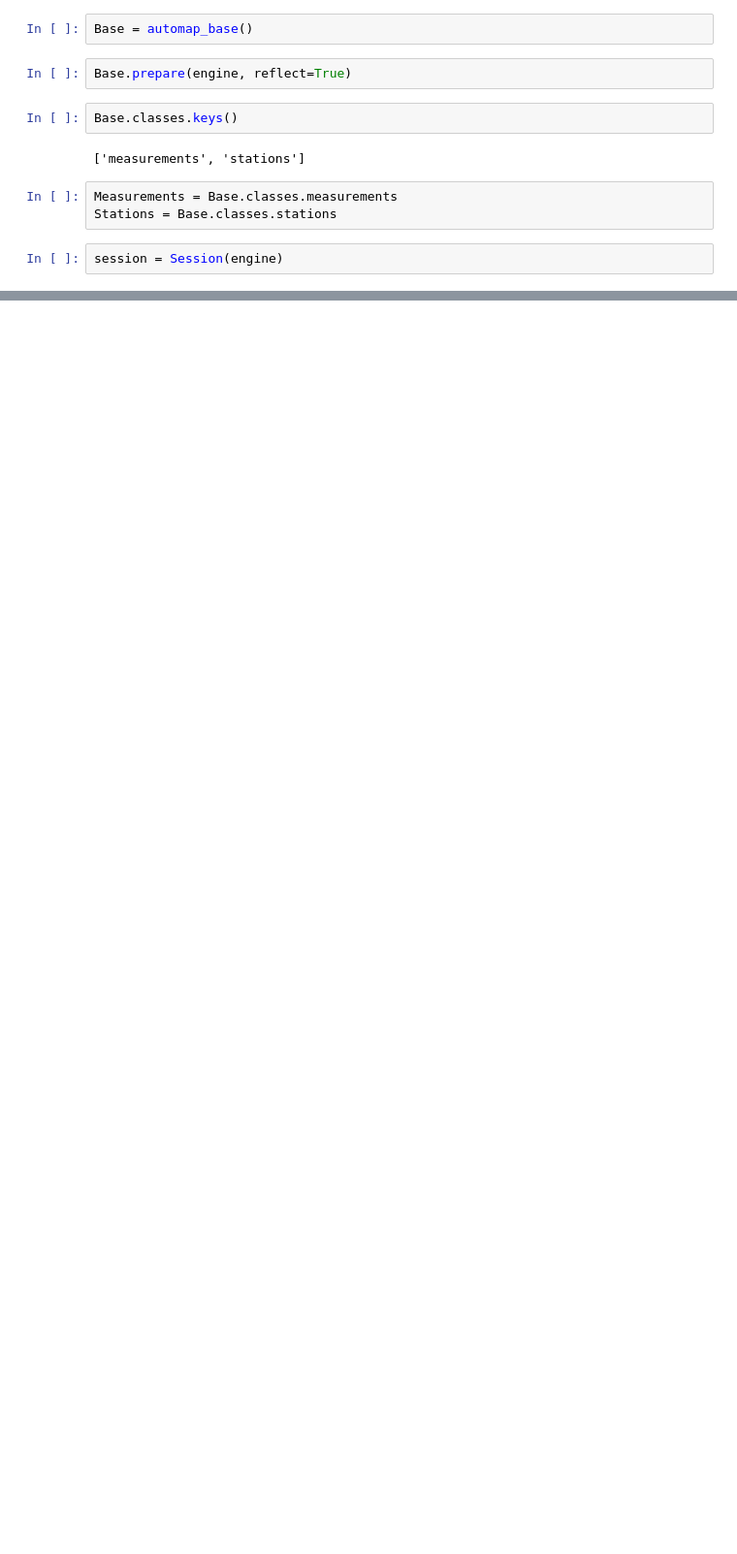
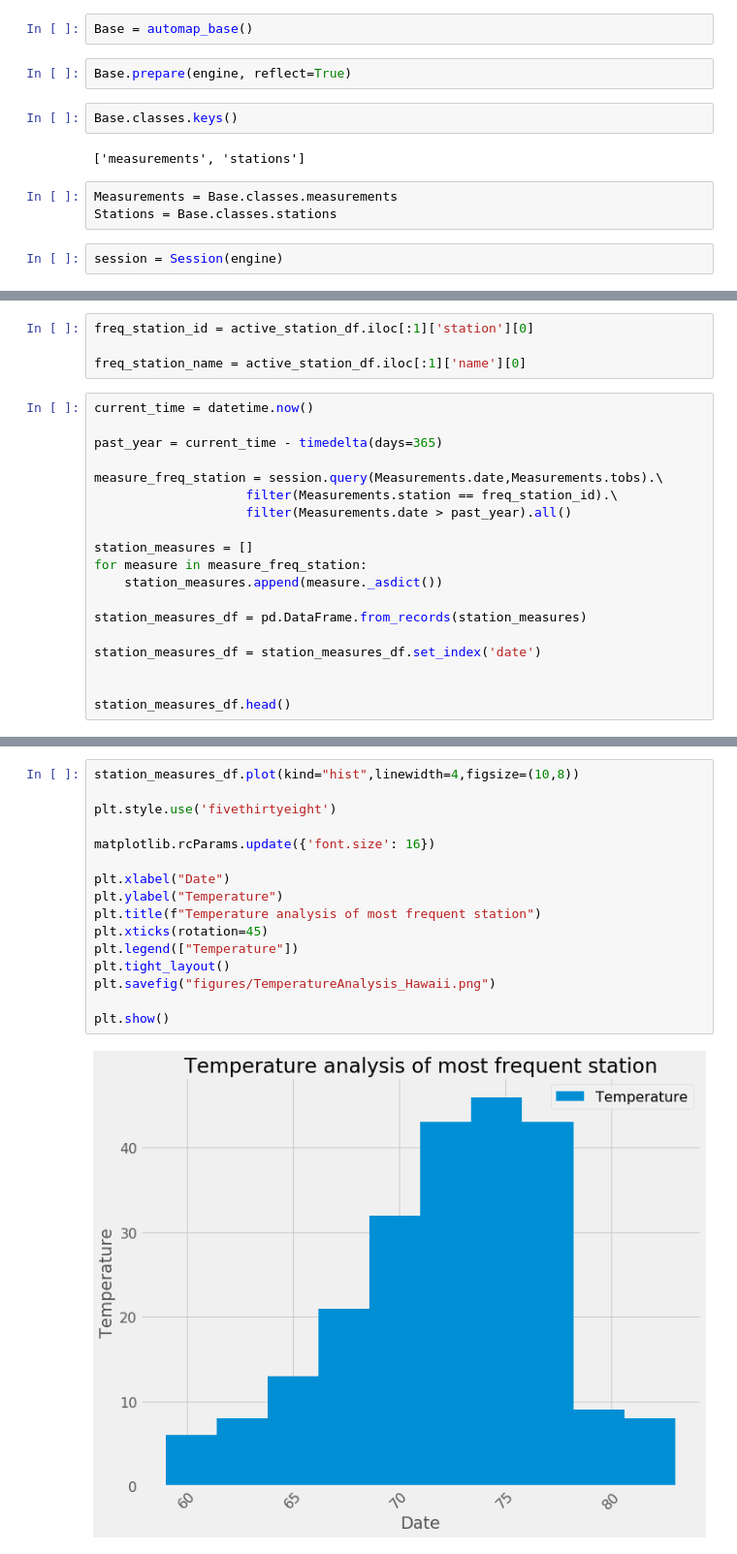
Before and after one commit to sadhana1002/ClimaticAnalysis, a Jupyter notebook: climatic_analysis.ipynb, the cells around one changed output, grey strips where cells are left out. Shown at 97% size. Cells and saved outputs as stored; diff of their text form; blank space fills up the shorter version.

```diff
--- a/climatic_analysis.ipynb
+++ b/climatic_analysis.ipynb
@@ -45,0 +115,23 @@ measurements_df.head()
+# %%
+freq_station_id = active_station_df.iloc[:1]['station'][0]
+
+freq_station_name = active_station_df.iloc[:1]['name'][0]
+# %%
+current_time = datetime.now()
+
+past_year = current_time - timedelta(days=365)
+
+measure_freq_station = session.query(Measurements.date,Measurements.tobs).\
+                    filter(Measurements.station == freq_station_id).\
+                    filter(Measurements.date > past_year).all()
+
+station_measures = []
+for measure in measure_freq_station:
+    station_measures.append(measure._asdict())
+
+station_measures_df = pd.DataFrame.from_records(station_measures)
+
+station_measures_df = station_measures_df.set_index('date')
+
+
+station_measures_df.head()
@@ -45,0 +146,18 @@ measurements_df.head()
+# %%
+station_measures_df.plot(kind="hist",linewidth=4,figsize=(10,8))
+
+plt.style.use('fivethirtyeight')
+
+matplotlib.rcParams.update({'font.size': 16})
+
+plt.xlabel("Date")
+plt.ylabel("Temperature")
+plt.title(f"Temperature analysis of most frequent station")
+plt.xticks(rotation=45)
+plt.legend(["Temperature"])
+plt.tight_layout()
+plt.savefig("figures/TemperatureAnalysis_Hawaii.png")
+
+plt.show()
+# %% [output]
+[figure, added]
```
Also changed, not shown: parts of 17 cells of this notebook, 2 other files.
